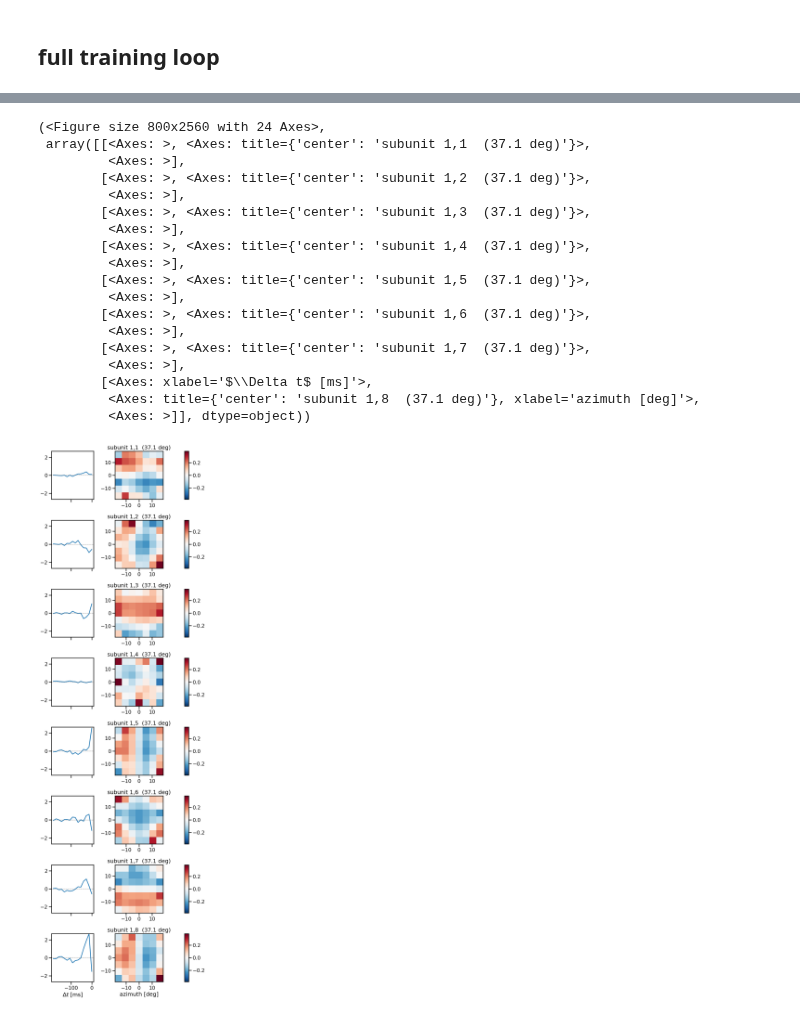
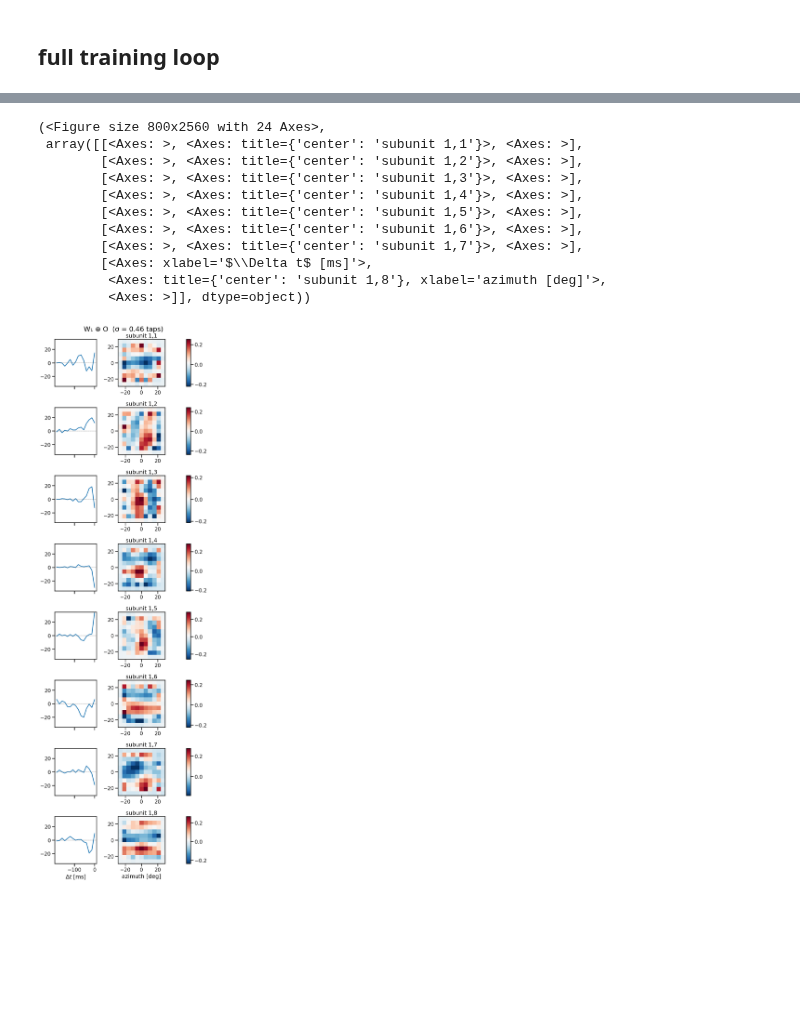
Before and after one commit to guardomayas/motionnet, a Jupyter notebook: notebooks/stim_building_dataset.ipynb, the cells around one changed output, grey strips where cells are left out. Cells and saved outputs as stored; diff of their text form; code cells hidden in the pictures; blank space fills up the shorter version.

```diff
--- a/notebooks/stim_building_dataset.ipynb
+++ b/notebooks/stim_building_dataset.ipynb
@@ -897,28 +1018,21 @@ def plot_cnn_subunits2(cnn: nn.Module):
                             vmin=-vlim, vmax=vlim, cmap="RdBu_r")
 
             axs[i, j].set_title('subunit 1,{} $\\to$ 2,{}'.format(j+1,i+1))
-# %%
-plot_cnn_subunits_1(model.retina, fps=train_ds.fps, deg_per_tap=train_ds.deg_per_tap)
-# %% [output]
-(<Figure size 800x2560 with 24 Axes>,
- array([[<Axes: >, <Axes: title={'center': 'subunit 1,1  (37.1 deg)'}>,
-         <Axes: >],
-        [<Axes: >, <Axes: title={'center': 'subunit 1,2  (37.1 deg)'}>,
-         <Axes: >],
-        [<Axes: >, <Axes: title={'center': 'subunit 1,3  (37.1 deg)'}>,
-         <Axes: >],
-        [<Axes: >, <Axes: title={'center': 'subunit 1,4  (37.1 deg)'}>,
-         <Axes: >],
-        [<Axes: >, <Axes: title={'center': 'subunit 1,5  (37.1 deg)'}>,
-         <Axes: >],
-        [<Axes: >, <Axes: title={'center': 'subunit 1,6  (37.1 deg)'}>,
-         <Axes: >],
-        [<Axes: >, <Axes: title={'center': 'subunit 1,7  (37.1 deg)'}>,
-         <Axes: >],
-        [<Axes: xlabel='$\\Delta t$ [ms]'>,
-         <Axes: title={'center': 'subunit 1,8  (37.1 deg)'}, xlabel='azimuth [deg]'>,
-         <Axes: >]], dtype=object))
-[figure, removed]
+# %%
+plot_cnn_subunits_1(model.retina, train_ds, effective=True)
+# %% [output]
+(<Figure size 800x2560 with 24 Axes>,
+ array([[<Axes: >, <Axes: title={'center': 'subunit 1,1'}>, <Axes: >],
+        [<Axes: >, <Axes: title={'center': 'subunit 1,2'}>, <Axes: >],
+        [<Axes: >, <Axes: title={'center': 'subunit 1,3'}>, <Axes: >],
+        [<Axes: >, <Axes: title={'center': 'subunit 1,4'}>, <Axes: >],
+        [<Axes: >, <Axes: title={'center': 'subunit 1,5'}>, <Axes: >],
+        [<Axes: >, <Axes: title={'center': 'subunit 1,6'}>, <Axes: >],
+        [<Axes: >, <Axes: title={'center': 'subunit 1,7'}>, <Axes: >],
+        [<Axes: xlabel='$\\Delta t$ [ms]'>,
+         <Axes: title={'center': 'subunit 1,8'}, xlabel='azimuth [deg]'>,
+         <Axes: >]], dtype=object))
+[figure, added]
 # %%
 plot_cnn_subunits2(retina)
 # %% [output]
```
Also changed, not shown: parts of 19 cells of this notebook, 3 other files.
